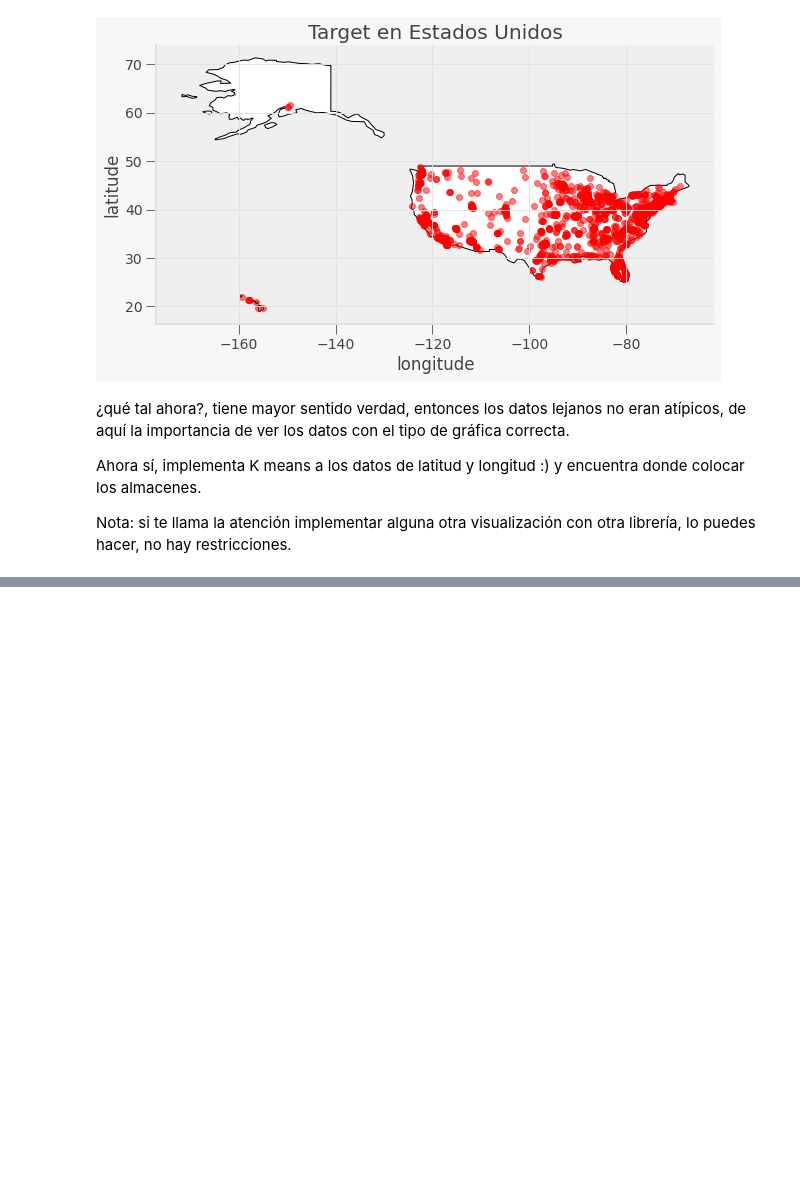
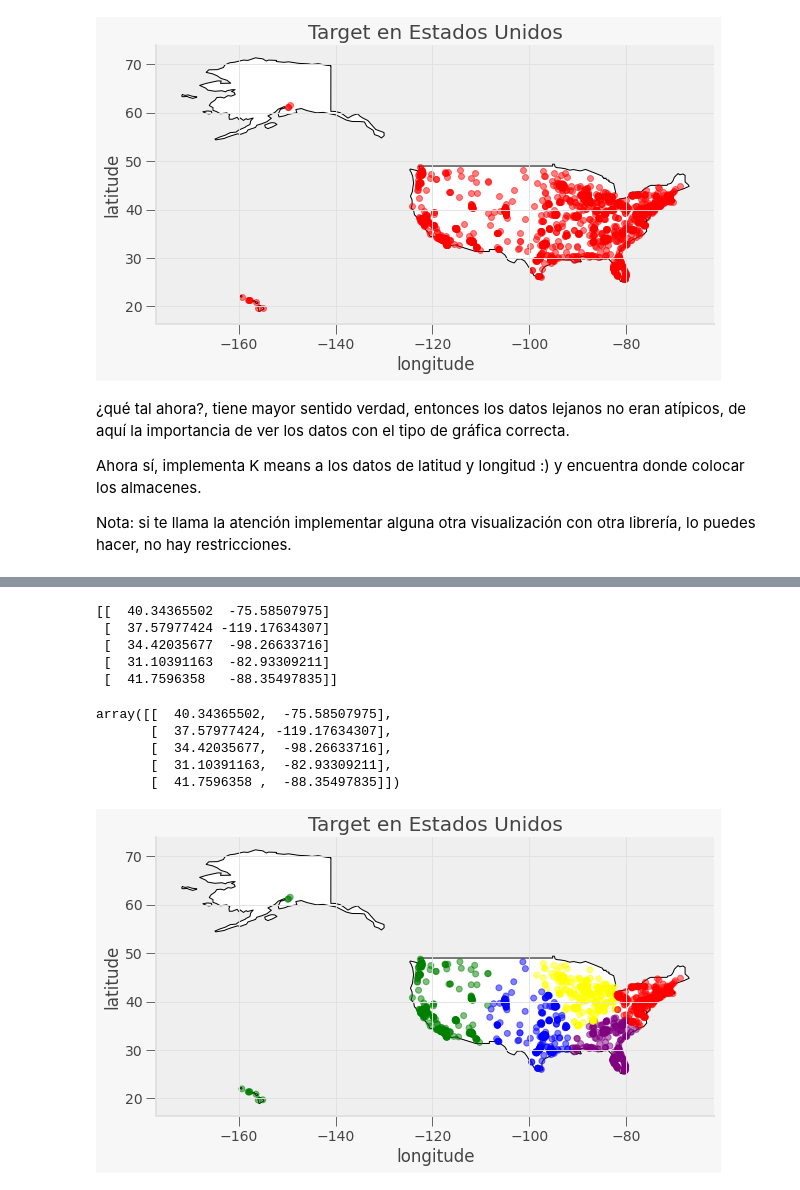
Before and after one commit to PosgradoMNA/actividades-de-aprendizaje-Katty, a Jupyter notebook: Actividad_semana_8_parte_2_TecMty_kmeans_target.ipynb, the cells around one changed output, grey strips where cells are left out. Drawn from its saved outputs; the diff is of its cells as text; code cells hidden in the pictures; blank space fills up the shorter version.

```diff
--- a/Actividad_semana_8_parte_2_TecMty_kmeans_target.ipynb
+++ b/Actividad_semana_8_parte_2_TecMty_kmeans_target.ipynb
@@ -220,0 +248,41 @@ Nota: si te llama la atención implementar alguna otra visualización con otra l
+# %%
+kmeans = KMeans(n_clusters=5, n_init= 25).fit(X)
+centroids = kmeans.cluster_centers_
+print(centroids)
+# %% [output]
+[[  40.34365502  -75.58507975]
+ [  37.57977424 -119.17634307]
+ [  34.42035677  -98.26633716]
+ [  31.10391163  -82.93309211]
+ [  41.7596358   -88.35497835]]
+# %%
+labels = kmeans.predict(X)
+
+C = kmeans.cluster_centers_
+colores=['red','green','blue', 'purple','yellow']
+asignar=[]
+for i in labels:
+    asignar.append(colores[i])
+# %%
+C
+# %% [output]
+array([[  40.34365502,  -75.58507975],
+       [  37.57977424, -119.17634307],
+       [  34.42035677,  -98.26633716],
+       [  31.10391163,  -82.93309211],
+       [  41.7596358 ,  -88.35497835]])
+# %%
+fig, gax = plt.subplots(figsize=(10,15))
+
+world.query("name == 'United States of America'").plot(ax = gax, edgecolor='black', color='white')
+
+gdf.plot(ax=gax, c=asignar, alpha = 0.5)
+#C.plot(ax=gax, marker='+', markersize=8, label='centroides')
+#plt.scatter(X, Y,  'b', markersize=8, label='centroides')
+#KC.plot(ax=gax, marker='+', c='black')
+gax.set_xlabel('longitude')
+gax.set_ylabel('latitude')
+gax.set_title('Target en Estados Unidos')
+plt.show()
+# %% [output]
+[figure, added]
```
Also changed, not shown: parts of 7 cells of this notebook.
